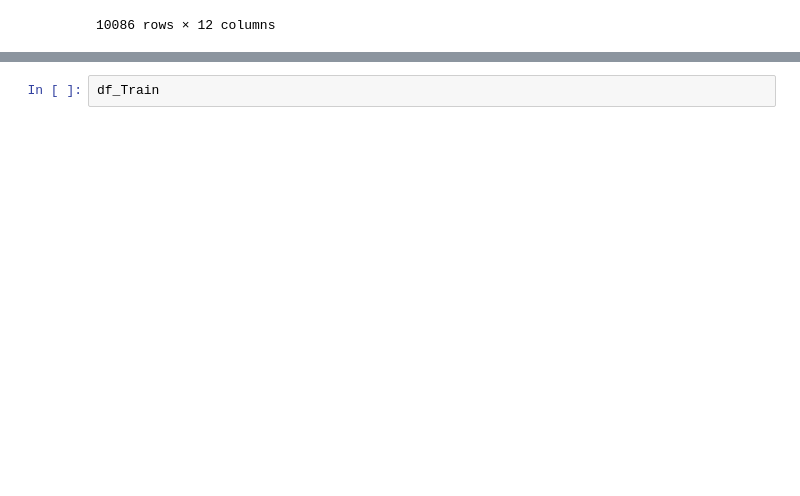
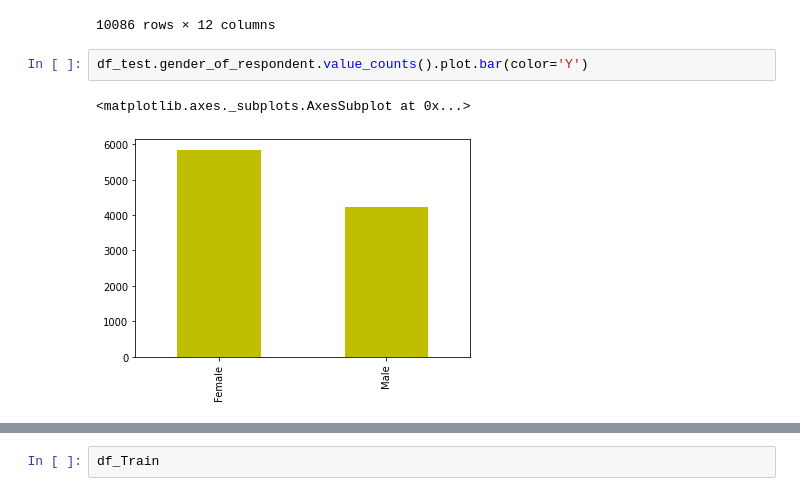
Before and after one commit to montassar668/projet-ML, a Jupyter notebook: TPML.ipynb, the cells around one changed output, grey strips where cells are left out. Cells and saved outputs as stored; diff of their text form; blank space fills up the shorter version.

```diff
--- a/TPML.ipynb
+++ b/TPML.ipynb
@@ -35,3 +36,8 @@ df_test
 | 10084 | Uganda | 2018 | uniqueid_3001 | Rural | Yes | 6 | 28 | ... |
 | 10085 | Uganda | 2018 | uniqueid_3002 | Urban | Yes | 7 | 16 | ... |
 10086 rows × 12 columns
+# %%
+df_test.gender_of_respondent.value_counts().plot.bar(color='Y')
+# %% [output]
+<matplotlib.axes._subplots.AxesSubplot at 0x...>
+[figure, added]
```
Also changed, not shown: parts of 6 cells of this notebook.
